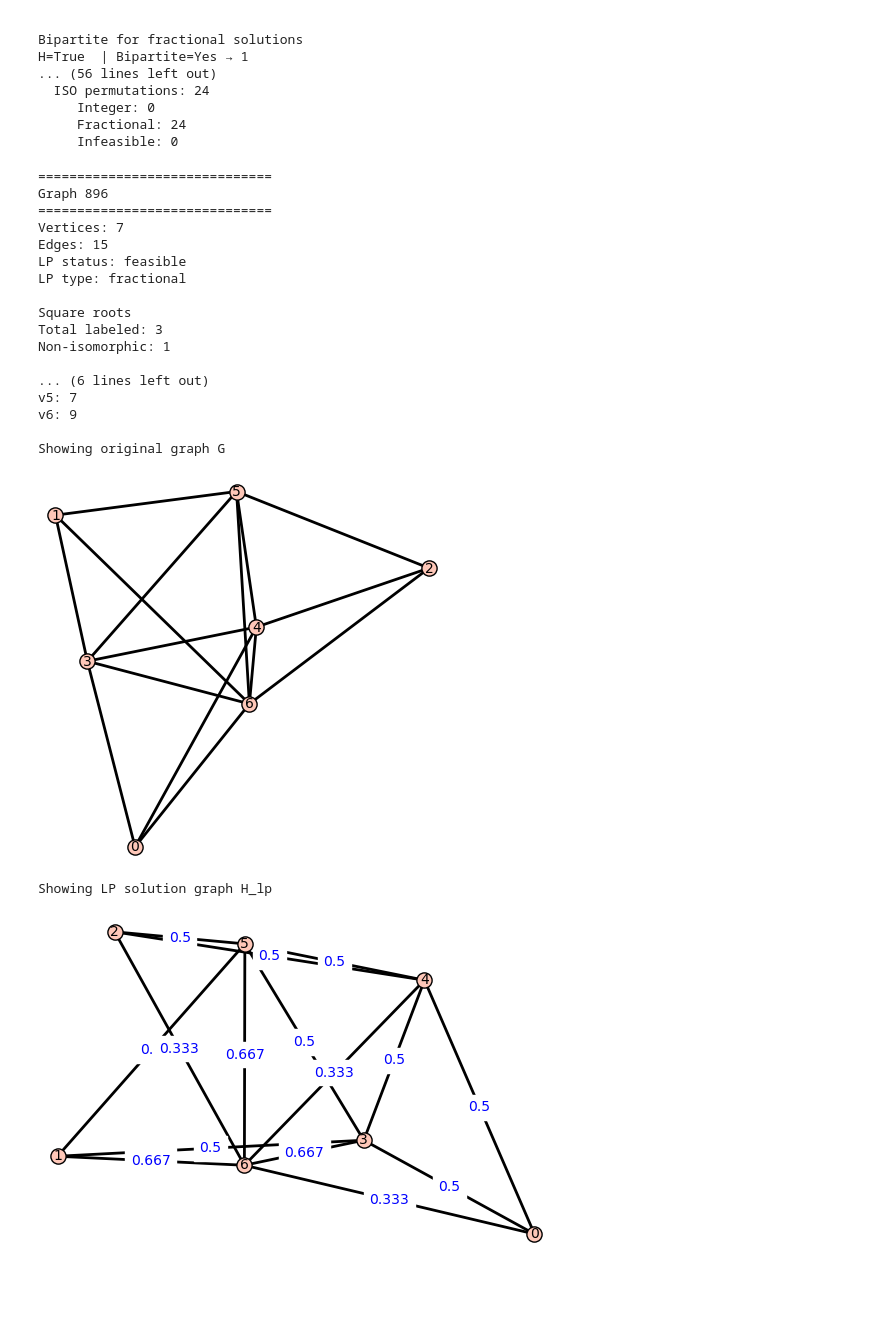
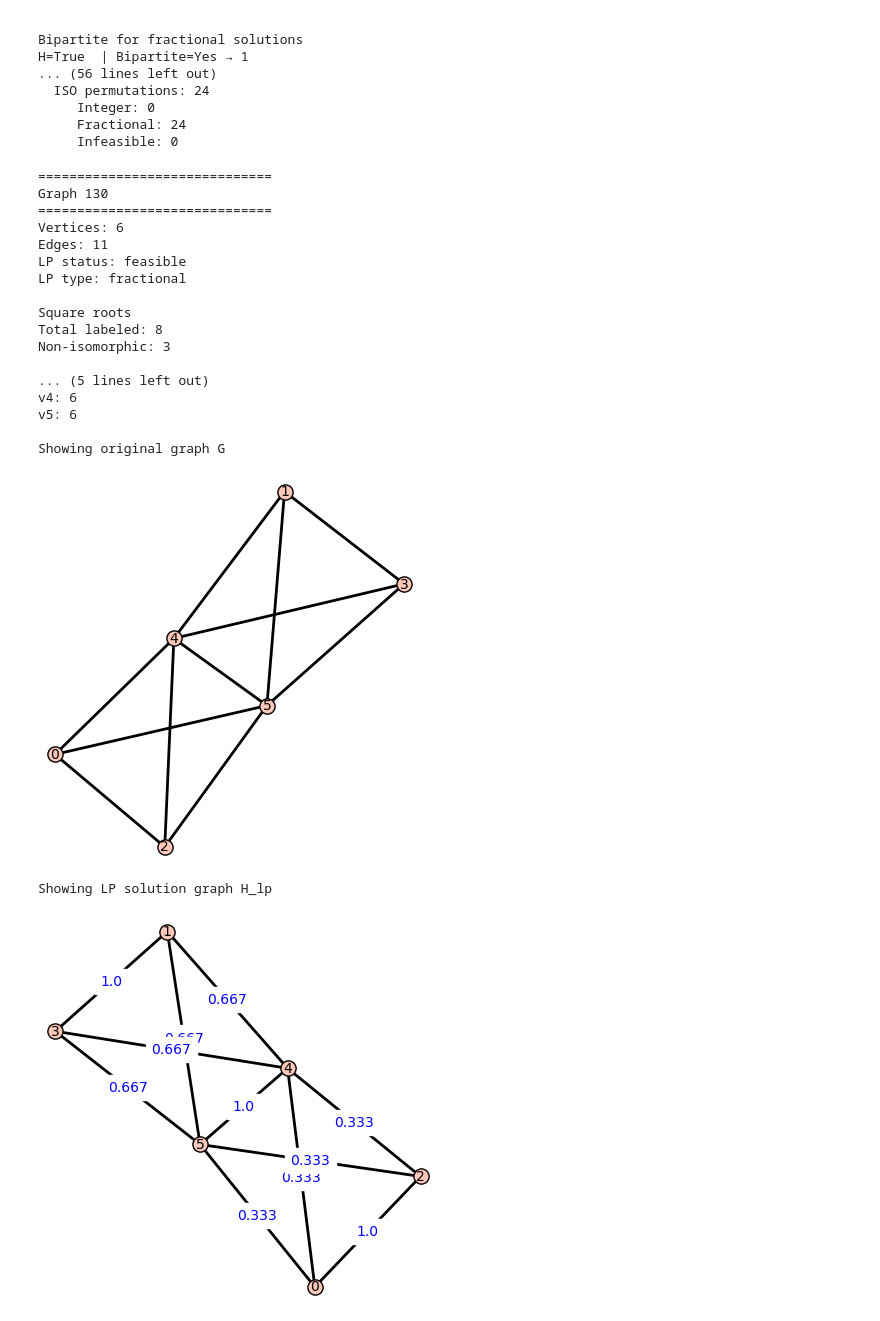
Before and after one commit to Hellwoodoo/Graph-Squares, a Jupyter notebook: Optimization of Graph Squares/Notebooks/AnalysisGraphSquares.ipynb, the cells around one changed output. Cells and saved outputs as stored; diff of their text form; code cells hidden in the pictures; blank space fills up the shorter version.

```diff
--- a/Optimization of Graph Squares/Notebooks/AnalysisGraphSquares.ipynb
+++ b/Optimization of Graph Squares/Notebooks/AnalysisGraphSquares.ipynb
@@ -1784,45 +1784,45 @@ def analyze_graph_by_index(idx, n):
         is_dism = is_dismantlable_graph(H)
 
         print("Properties:")
         print(f"  Tree:            {is_tree}")
         print(f"  Bipartite:       {is_bip}")
         print(f"  Proper Interval: {is_prop_int}")
         print(f"  Girth > 6:       {girth_gt6}")
         print(f"  Block Graph:     {is_block}")
         print(f"  Comparability:   {is_comp}")
         print(f"  Dismantlable:    {is_dism}")
 
         p = H.plot(
             vertex_size=120,
             edge_thickness=2,
             vertex_labels=True,
             figsize=[8,8],
             title=f"Square root H{i+1}"
         )
         display(p.matplotlib())
 
-analyze_graph_by_index(896, 7)
+analyze_graph_by_index(130, 6)
 # %% [output]
 ==============================
-Graph 896
+Graph 130
 ==============================
-Vertices: 7
-Edges: 15
+Vertices: 6
+Edges: 11
 LP status: feasible
 LP type: fractional
 
 Square roots
-Total labeled: 3
-Non-isomorphic: 1
+Total labeled: 8
+Non-isomorphic: 3
 
-... (6 lines left out)
-v5: 7
-v6: 9
+... (5 lines left out)
+v4: 6
+v5: 6
 
 Showing original graph G
-[figure, old version]
+[figure, new version]
 Showing LP solution graph H_lp
-[figure, old version]
+[figure, new version]
 Showing root 1
 Properties:
   Tree:            False
```
Also changed, not shown: parts of 1 cell of this notebook, 9 other files.
